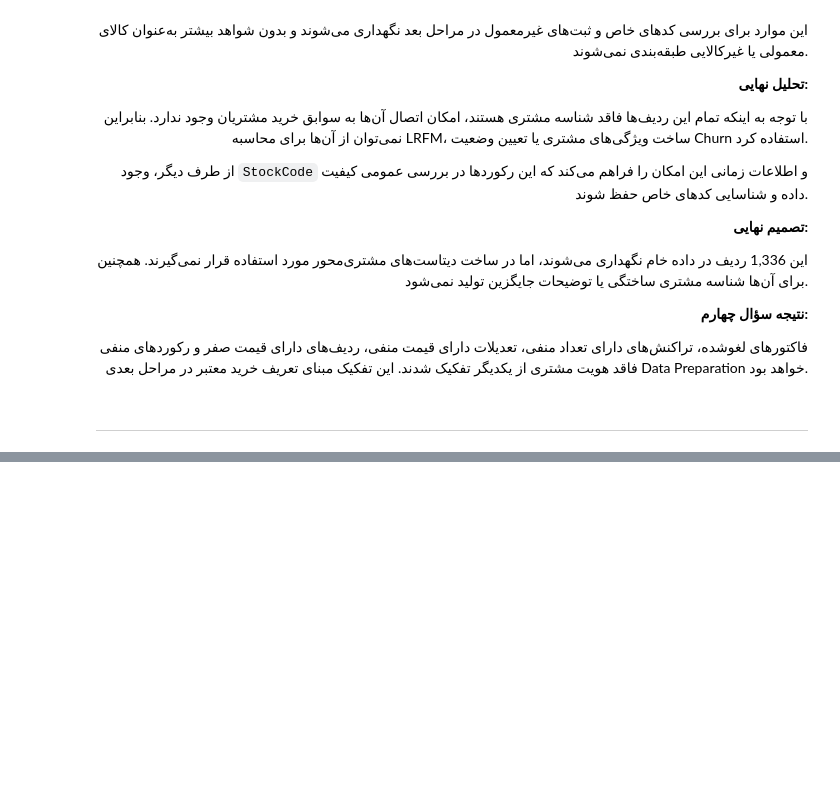
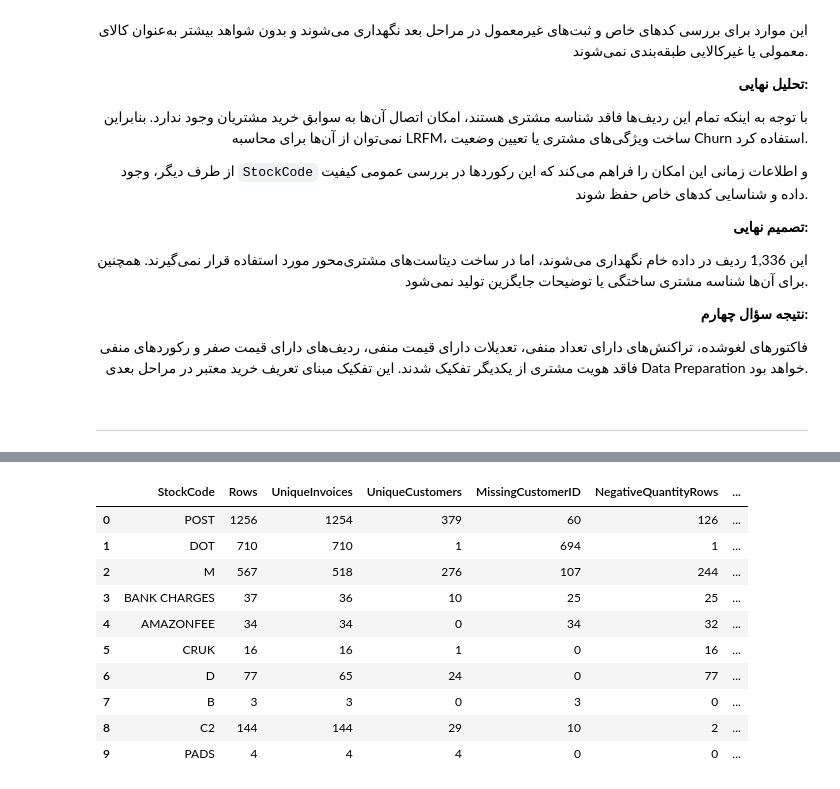
Before and after one commit to YaldaAhmadian/Online-Shop, a Jupyter notebook: 002.DataPrepration/DataPrepration.ipynb, the cells around one changed output, grey strips where cells are left out. Saved outputs shown, nothing was run; the diff lists cells and outputs as text; code cells hidden in the pictures; blank space fills up the shorter version.

```diff
--- a/002.DataPrepration/DataPrepration.ipynb
+++ b/002.DataPrepration/DataPrepration.ipynb
@@ -1085,0 +1118,72 @@ StockCode and Description Samples:
+# %%
+
+import pandas as pd
+
+# -----------------------------------------
+# 1. آماده‌سازی موقت برای جست‌وجوی کدها
+# -----------------------------------------
+
+stock_norm = (
+    df_dedup["StockCode"]
+    .astype("string")
+    .str.strip()
+    .str.upper()
+)
+
+description_norm = (
+    df_dedup["Description"]
+    .astype("string")
+    .str.strip()
+    .str.upper()
+)
+
+
+# -----------------------------------------
+# 2. فهرست کدهای خاص مورد بررسی
+# -----------------------------------------
+
+special_codes = [
+    "POST",
+    "DOT",
+    "M",
+    "BANK CHARGES",
+    "AMAZONFEE",
+    "CRUK",
+    "D",
+    "B",
+    "C2",
+    "PADS"
+]
+
+
+# -----------------------------------------
+# 3. بررسی هر کد به‌صورت مستقل
+# -----------------------------------------
+
+code_results = []
+
+for code in special_codes:
+
+    mask = stock_norm.eq(code)
+    subset = df_dedup.loc[mask]
+
+    code_results.append({
+        "StockCode": code,
+        "Rows": len(subset),
+        "UniqueInvoices": subset["InvoiceNo"].nunique(),
+        "UniqueCustomers": subset["CustomerID"].nunique(),
+        "MissingCustomerID": subset["CustomerID"].isna().sum(),
+        "NegativeQuantityRows": (subset["Quantity"] < 0).sum(),
+        "ZeroUnitPriceRows": (subset["UnitPrice"] == 0).sum(),
+        "PositiveQuantityPositivePriceRows": (
+            (subset["Quantity"] > 0)
+            & (subset["UnitPrice"] > 0)
+        ).sum()
+    })
+
+
+special_code_summary = pd.DataFrame(code_results)
+
+print("Special StockCode Summary:")
+display(special_code_summary)
+# %% [output]
@@ -1085,0 +1191,11 @@ StockCode and Description Samples:
+|  | StockCode | Rows | UniqueInvoices | UniqueCustomers | MissingCustomerID | NegativeQuantityRows | ... |
+| 0 | POST | 1256 | 1254 | 379 | 60 | 126 | ... |
+| 1 | DOT | 710 | 710 | 1 | 694 | 1 | ... |
+| 2 | M | 567 | 518 | 276 | 107 | 244 | ... |
+| 3 | BANK CHARGES | 37 | 36 | 10 | 25 | 25 | ... |
+| 4 | AMAZONFEE | 34 | 34 | 0 | 34 | 32 | ... |
+| 5 | CRUK | 16 | 16 | 1 | 0 | 16 | ... |
+| 6 | D | 77 | 65 | 24 | 0 | 77 | ... |
+| 7 | B | 3 | 3 | 0 | 3 | 0 | ... |
+| 8 | C2 | 144 | 144 | 29 | 10 | 2 | ... |
+| 9 | PADS | 4 | 4 | 4 | 0 | 0 | ... |
```
Also changed, not shown: parts of 18 cells of this notebook, 1 other file.
